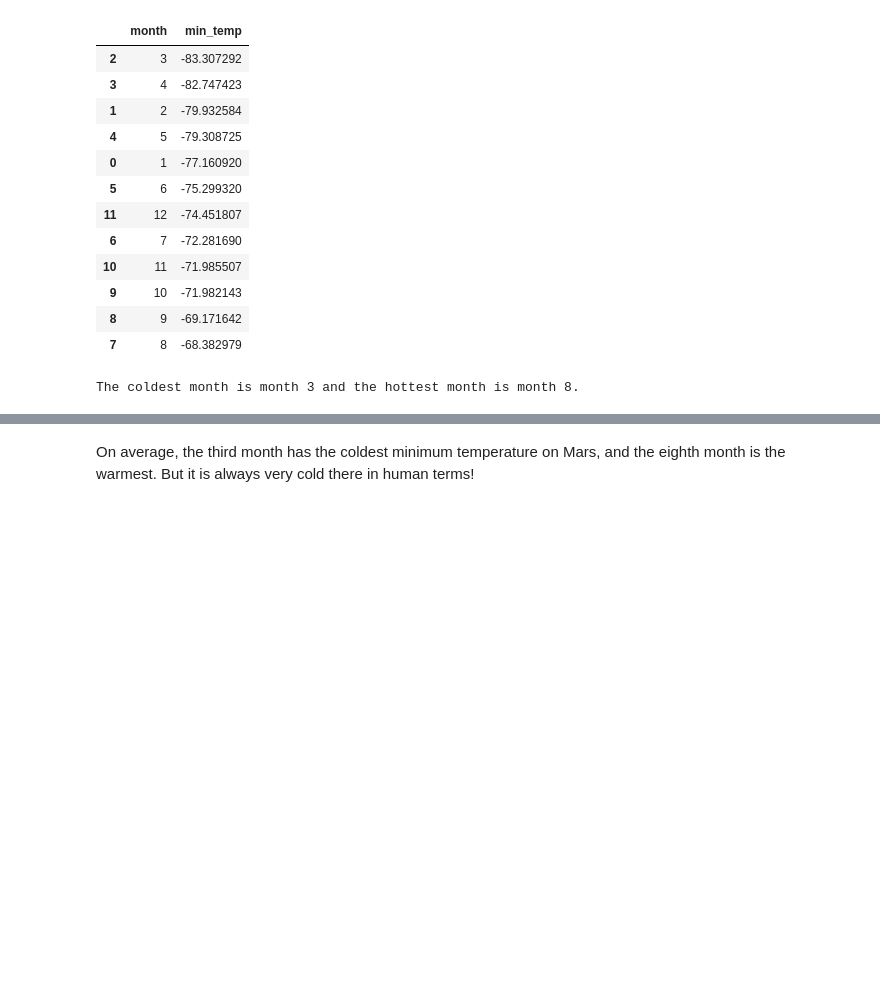
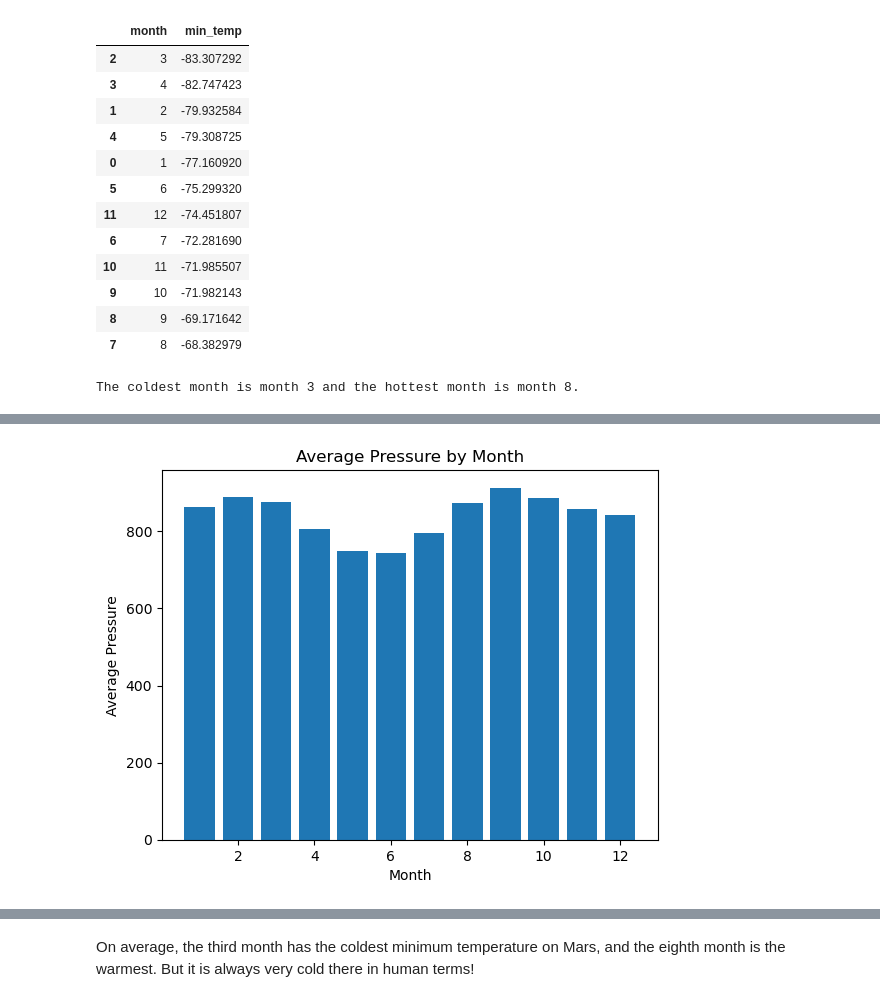
Before and after one commit to taylorgbsn1/scraping-challenge, a Jupyter notebook: part_2_mars_weather.ipynb, the cells around one changed output, grey strips where cells are left out. Drawn from its saved outputs; the diff is of its cells as text; code cells hidden in the pictures; blank space fills up the shorter version.

```diff
--- a/part_2_mars_weather.ipynb
+++ b/part_2_mars_weather.ipynb
@@ -222,2 +221,11 @@ Avg_Pressure
+# %%
+# Plot the average pressure by month
+plt.bar(Avg_Pressure['month'] , Avg_Pressure['Average Pressure'])
+plt.xlabel("Month")
+plt.ylabel("Average Pressure")
+plt.title("Average Pressure by Month")
+plt.show()
+# %% [output]
+[figure, added]
 # %%
 # 5. How many terrestrial (earth) days are there in a Martian year?
```
Also changed, not shown: parts of 4 cells of this notebook, 1 other file.
